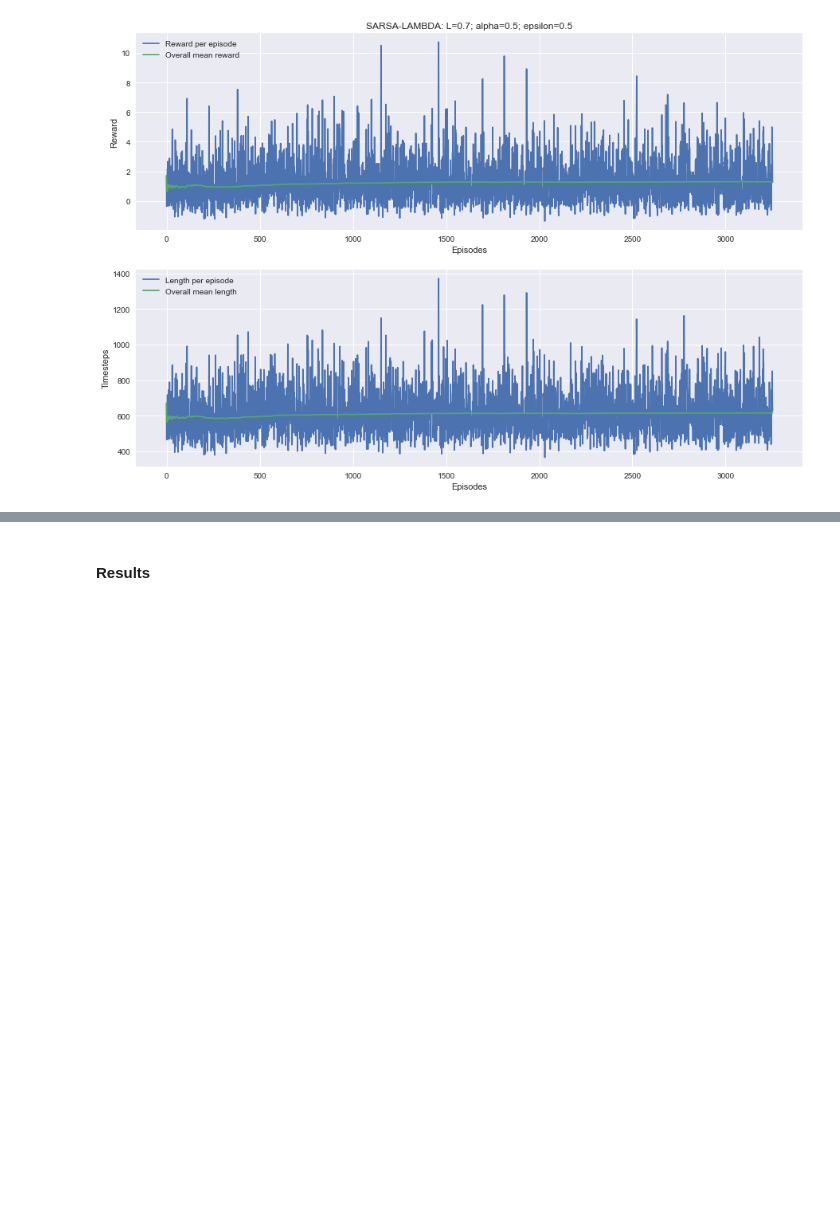
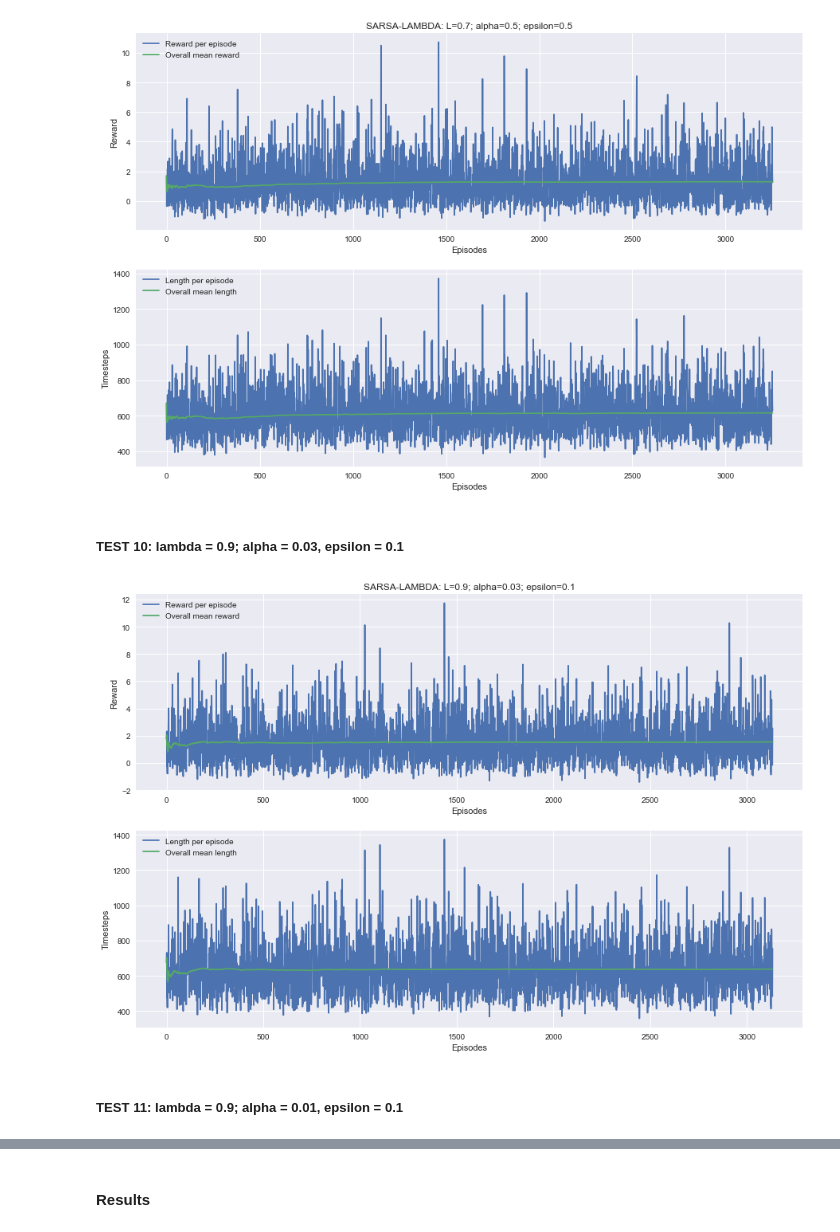
Before and after one commit to andreszpt/rl-slimevolley, a Jupyter notebook: src/classic_algorithms.ipynb, the cells around one changed output, grey strips where cells are left out. Drawn from its saved outputs; the diff is of its cells as text; code cells hidden in the pictures; blank space fills up the shorter version.

```diff
--- a/src/classic_algorithms.ipynb
+++ b/src/classic_algorithms.ipynb
@@ -227,3 +223,5 @@ plot_results(slime_info.loc[:, 'rewards'], slime_info.loc[:, 'lengths'],
              "SARSA-LAMBDA: L=0.7; alpha=0.5; epsilon=0.5")
 # %% [output]
 [figure]
+# %% [markdown]
+##### TEST 10: lambda = 0.9; alpha = 0.03, epsilon = 0.1
@@ -229,0 +234,8 @@ plot_results(slime_info.loc[:, 'rewards'], slime_info.loc[:, 'lengths'],
+# %%
+slime_info = pd.read_csv(join(LOGDIR, 'test10.csv'))
+plot_results(slime_info.loc[:, 'rewards'], slime_info.loc[:, 'lengths'],
+             "SARSA-LAMBDA: L=0.9; alpha=0.03; epsilon=0.1")
+# %% [output]
+[figure, added]
+# %% [markdown]
+##### TEST 11: lambda = 0.9; alpha = 0.01, epsilon = 0.1
```
Also changed, not shown: parts of 12 cells of this notebook, 6 other files.
